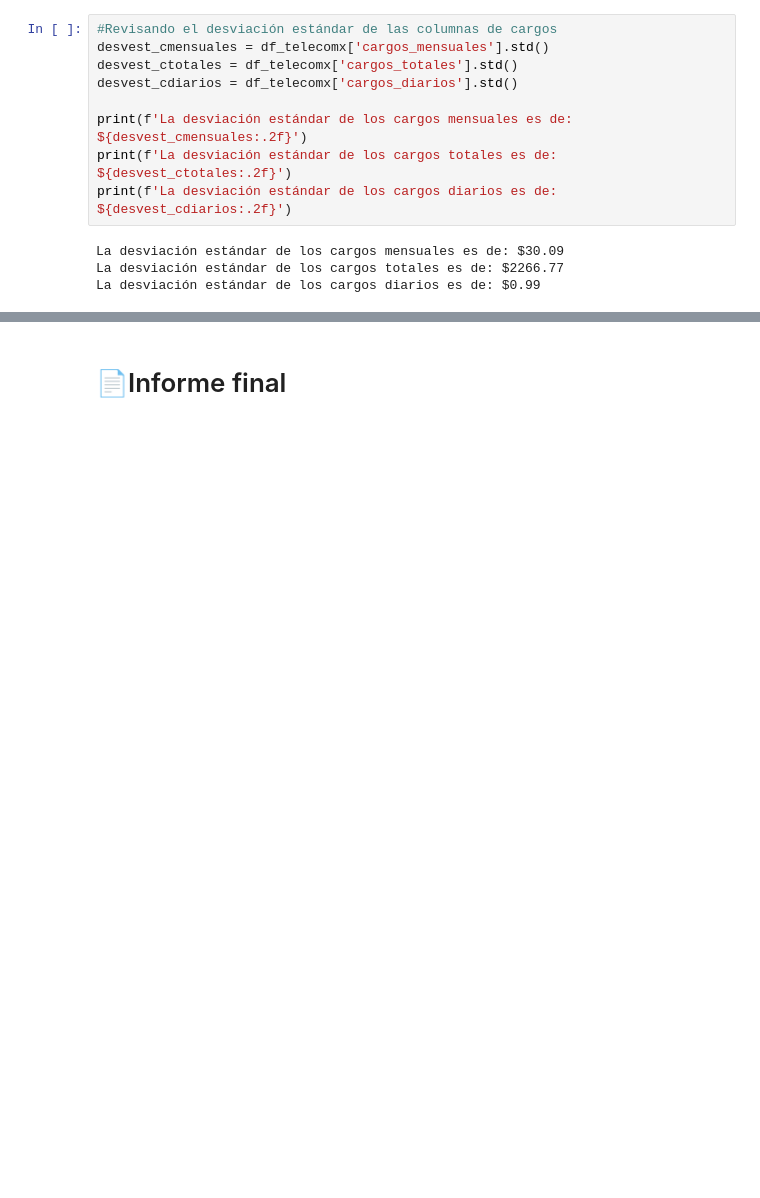
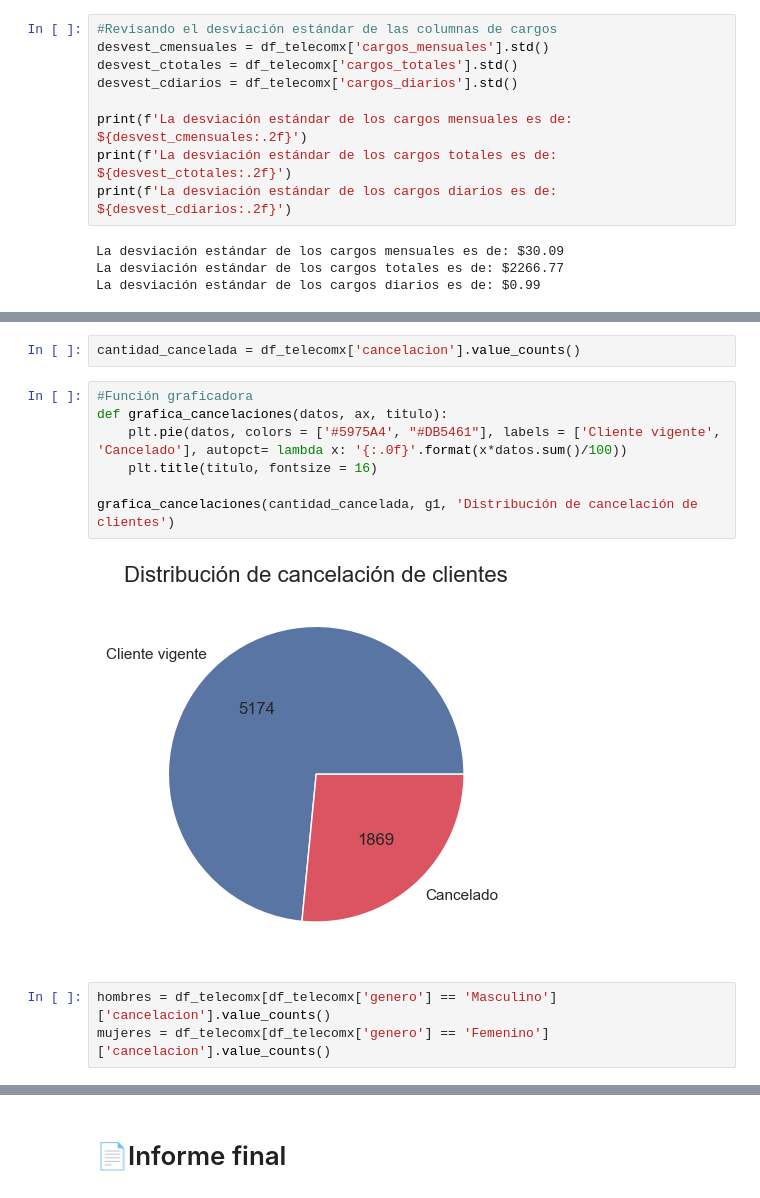
Before and after one commit to QsbsRr/Challenge-Alura-TelecomX-1---RCIRM, a Jupyter notebook: TelecomX_LATAM - RCIRM.ipynb, the cells around one changed output, grey strips where cells are left out. Saved outputs shown, nothing was run; the diff lists cells and outputs as text; blank space fills up the shorter version.

```diff
--- a/TelecomX_LATAM - RCIRM.ipynb
+++ b/TelecomX_LATAM - RCIRM.ipynb
@@ -377,0 +398,14 @@ El porcentaje de clientes con servicio de teléfono es de 90.32%
+# %%
+cantidad_cancelada = df_telecomx['cancelacion'].value_counts()
+# %%
+#Función graficadora
+def grafica_cancelaciones(datos, ax, titulo):
+    plt.pie(datos, colors = ['#5975A4', "#DB5461"], labels = ['Cliente vigente', 'Cancelado'], autopct= lambda x: '{:.0f}'.format(x*datos.sum()/100))
+    plt.title(titulo, fontsize = 16)
+
+grafica_cancelaciones(cantidad_cancelada, g1, 'Distribución de cancelación de clientes')
+# %% [output]
+[figure, added]
+# %%
+hombres = df_telecomx[df_telecomx['genero'] == 'Masculino']['cancelacion'].value_counts()
+mujeres = df_telecomx[df_telecomx['genero'] == 'Femenino']['cancelacion'].value_counts()
```
Also changed, not shown: parts of 8 cells of this notebook.
